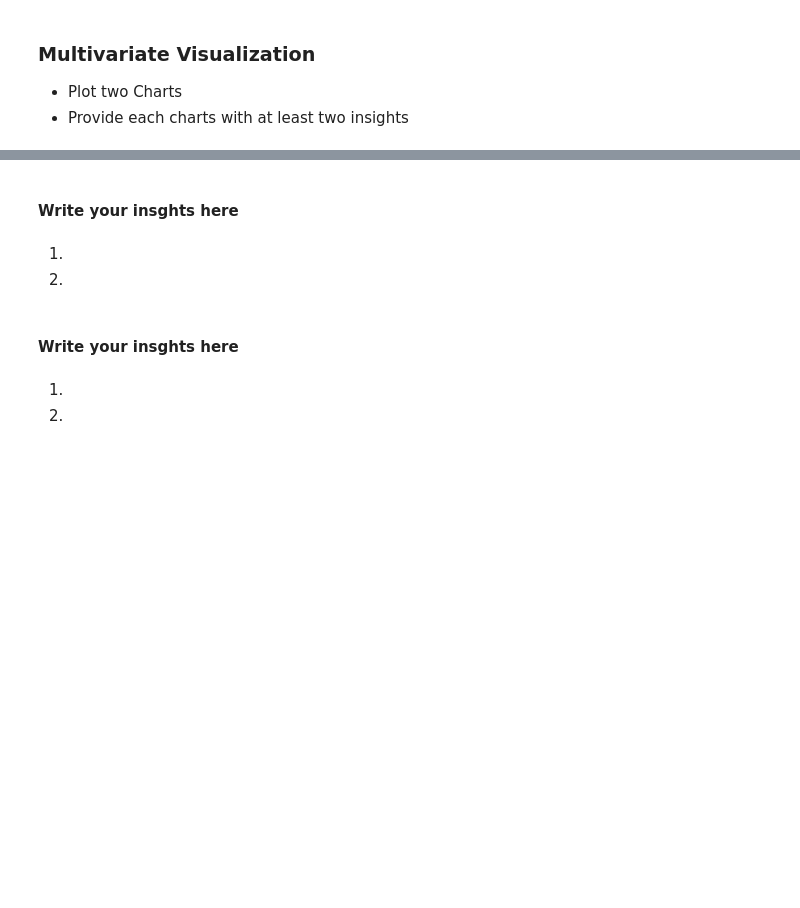
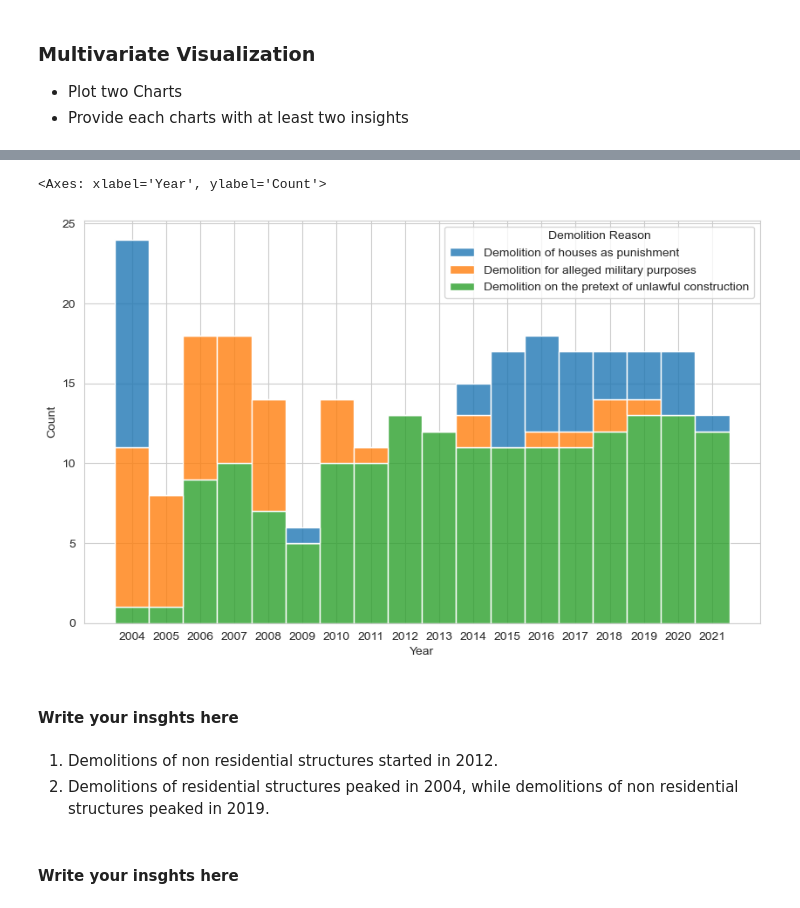
Before and after one commit to Tuwaiq-Data-Science-Bootcamp-V5/EDA-Lab1, a Jupyter notebook: EDA_Assignment.ipynb, the cells around one changed output, grey strips where cells are left out. Cells and saved outputs as stored; diff of their text form; code cells hidden in the pictures; blank space fills up the shorter version.

```diff
--- a/EDA_Assignment.ipynb
+++ b/EDA_Assignment.ipynb
@@ -171,10 +171,15 @@ sns.lineplot(data=df,x='Year', y='Housing Units',hue='Type of Structure')
+# %%
+plt.figure(figsize=(10, 6))
+sns.histplot( df.sort_values('Year').reset_index(), x="Year", hue="Demolition Reason",
+             multiple="stack", alpha=0.8)
+  # Adjust the figure size as needed
+# %% [output]
+<Axes: xlabel='Year', ylabel='Count'>
+[figure, added]
 # %% [markdown]
 #### Write your insghts here
-# %% [markdown]
-1.
-2.
+# %% [markdown]
+1. Demolitions of non residential structures started in 2012.
+2. Demolitions of residential structures peaked in 2004, while demolitions of non residential structures peaked in 2019.
 # %% [markdown]
 #### Write your insghts here
-# %% [markdown]
-1.
-2.
```
Also changed, not shown: parts of 2 cells of this notebook.
